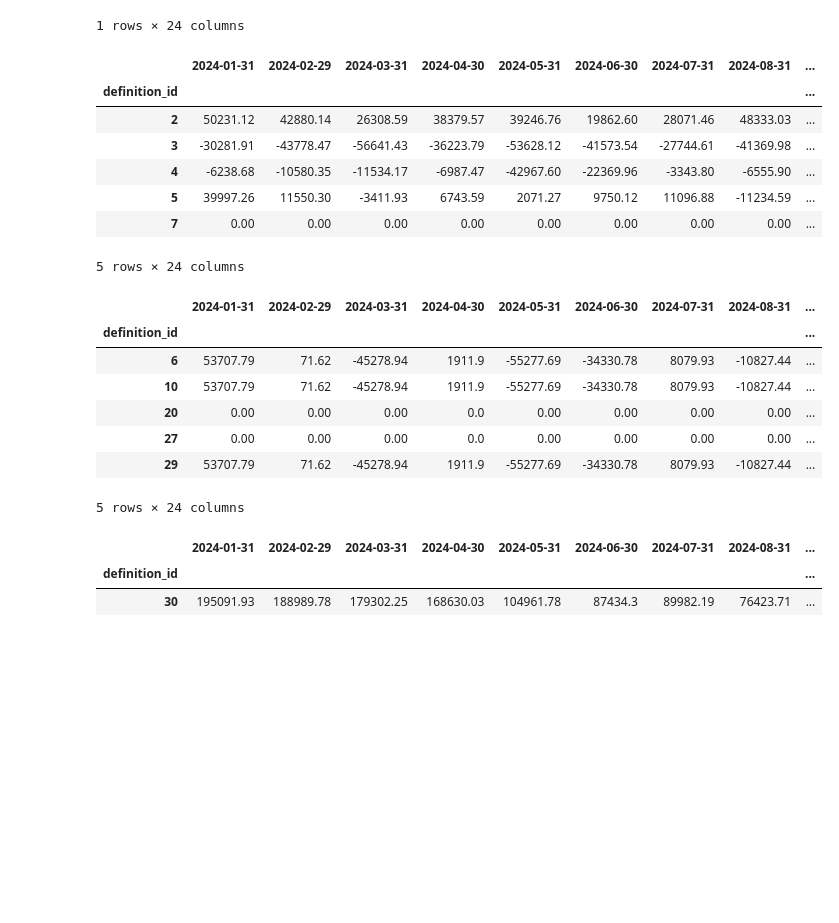
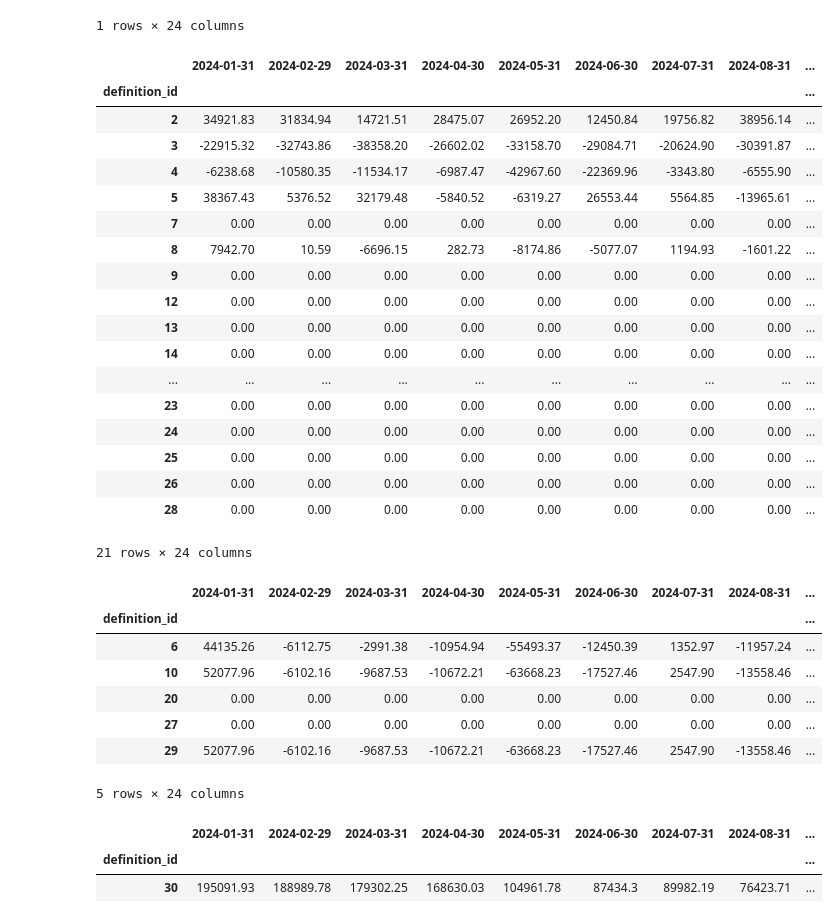
Before and after one commit to aigarzs/cash-flow, a Jupyter notebook: jupyter/cash_flow_final.ipynb, the cells around one changed output. Saved outputs shown, nothing was run; the diff lists cells and outputs as text; code cells hidden in the pictures; blank space fills up the shorter version.

```diff
--- a/jupyter/cash_flow_final.ipynb
+++ b/jupyter/cash_flow_final.ipynb
@@ -594,25 +611,36 @@ balances
 # ********************** (4) Put together summarized accounts, totals and balances on end of each period *******************************
 # ---------------------------------------------------------------------------------------------------------------------------------------
 # %%
-pivot_cf.head()
+pivot_cf
 # %% [output]
 |  | 2024-01-31 | 2024-02-29 | 2024-03-31 | 2024-04-30 | 2024-05-31 | 2024-06-30 | 2024-07-31 | 2024-08-31 | ... |
 | definition_id |  |  |  |  |  |  |  |  | ... |
-| 2 | 50231.12 | 42880.14 | 26308.59 | 38379.57 | 39246.76 | 19862.60 | 28071.46 | 48333.03 | ... |
-| 3 | -30281.91 | -43778.47 | -56641.43 | -36223.79 | -53628.12 | -41573.54 | -27744.61 | -41369.98 | ... |
+| 2 | 34921.83 | 31834.94 | 14721.51 | 28475.07 | 26952.20 | 12450.84 | 19756.82 | 38956.14 | ... |
+| 3 | -22915.32 | -32743.86 | -38358.20 | -26602.02 | -33158.70 | -29084.71 | -20624.90 | -30391.87 | ... |
 | 4 | -6238.68 | -10580.35 | -11534.17 | -6987.47 | -42967.60 | -22369.96 | -3343.80 | -6555.90 | ... |
-| 5 | 39997.26 | 11550.30 | -3411.93 | 6743.59 | 2071.27 | 9750.12 | 11096.88 | -11234.59 | ... |
+| 5 | 38367.43 | 5376.52 | 32179.48 | -5840.52 | -6319.27 | 26553.44 | 5564.85 | -13965.61 | ... |
 | 7 | 0.00 | 0.00 | 0.00 | 0.00 | 0.00 | 0.00 | 0.00 | 0.00 | ... |
+| 8 | 7942.70 | 10.59 | -6696.15 | 282.73 | -8174.86 | -5077.07 | 1194.93 | -1601.22 | ... |
+| 9 | 0.00 | 0.00 | 0.00 | 0.00 | 0.00 | 0.00 | 0.00 | 0.00 | ... |
+| 12 | 0.00 | 0.00 | 0.00 | 0.00 | 0.00 | 0.00 | 0.00 | 0.00 | ... |
+| 13 | 0.00 | 0.00 | 0.00 | 0.00 | 0.00 | 0.00 | 0.00 | 0.00 | ... |
+| 14 | 0.00 | 0.00 | 0.00 | 0.00 | 0.00 | 0.00 | 0.00 | 0.00 | ... |
+| ... | ... | ... | ... | ... | ... | ... | ... | ... | ... |
+| 23 | 0.00 | 0.00 | 0.00 | 0.00 | 0.00 | 0.00 | 0.00 | 0.00 | ... |
+| 24 | 0.00 | 0.00 | 0.00 | 0.00 | 0.00 | 0.00 | 0.00 | 0.00 | ... |
+| 25 | 0.00 | 0.00 | 0.00 | 0.00 | 0.00 | 0.00 | 0.00 | 0.00 | ... |
+| 26 | 0.00 | 0.00 | 0.00 | 0.00 | 0.00 | 0.00 | 0.00 | 0.00 | ... |
+| 28 | 0.00 | 0.00 | 0.00 | 0.00 | 0.00 | 0.00 | 0.00 | 0.00 | ... |
-5 rows × 24 columns
+21 rows × 24 columns
 # %%
-summarized_totals.head()
+summarized_totals
 # %% [output]
 |  | 2024-01-31 | 2024-02-29 | 2024-03-31 | 2024-04-30 | 2024-05-31 | 2024-06-30 | 2024-07-31 | 2024-08-31 | ... |
 | definition_id |  |  |  |  |  |  |  |  | ... |
-| 6 | 53707.79 | 71.62 | -45278.94 | 1911.9 | -55277.69 | -34330.78 | 8079.93 | -10827.44 | ... |
-| 10 | 53707.79 | 71.62 | -45278.94 | 1911.9 | -55277.69 | -34330.78 | 8079.93 | -10827.44 | ... |
-| 20 | 0.00 | 0.00 | 0.00 | 0.0 | 0.00 | 0.00 | 0.00 | 0.00 | ... |
-| 27 | 0.00 | 0.00 | 0.00 | 0.0 | 0.00 | 0.00 | 0.00 | 0.00 | ... |
-| 29 | 53707.79 | 71.62 | -45278.94 | 1911.9 | -55277.69 | -34330.78 | 8079.93 | -10827.44 | ... |
+| 6 | 44135.26 | -6112.75 | -2991.38 | -10954.94 | -55493.37 | -12450.39 | 1352.97 | -11957.24 | ... |
+| 10 | 52077.96 | -6102.16 | -9687.53 | -10672.21 | -63668.23 | -17527.46 | 2547.90 | -13558.46 | ... |
+| 20 | 0.00 | 0.00 | 0.00 | 0.00 | 0.00 | 0.00 | 0.00 | 0.00 | ... |
+| 27 | 0.00 | 0.00 | 0.00 | 0.00 | 0.00 | 0.00 | 0.00 | 0.00 | ... |
+| 29 | 52077.96 | -6102.16 | -9687.53 | -10672.21 | -63668.23 | -17527.46 | 2547.90 | -13558.46 | ... |
 5 rows × 24 columns
 # %%
```
Also changed, not shown: parts of 15 cells of this notebook, 3 other files.
